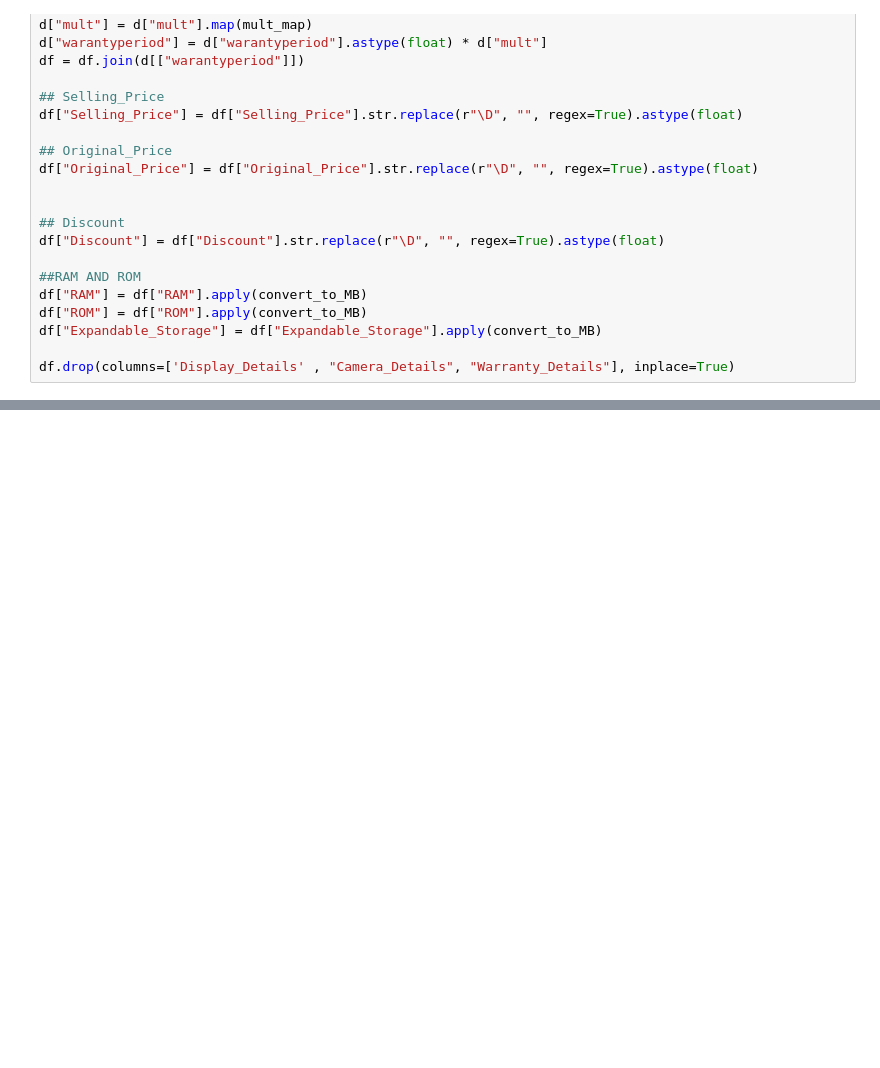
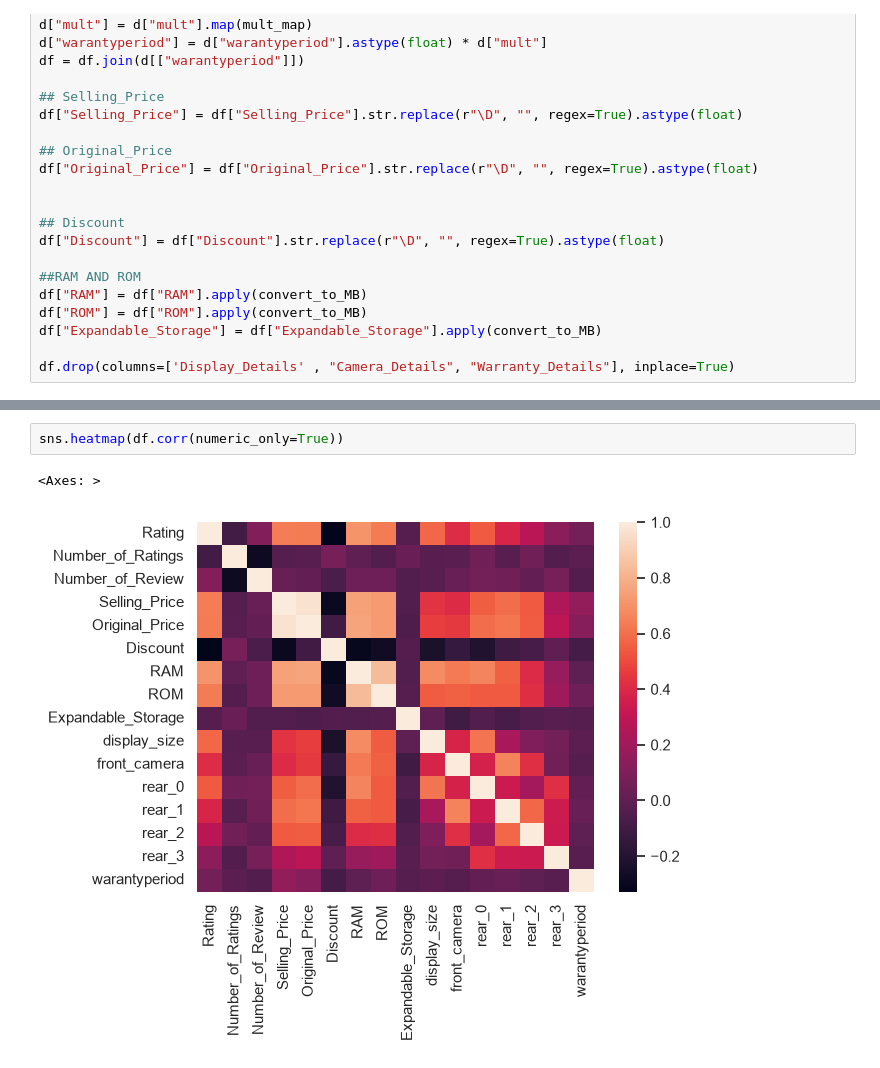
Before and after one commit to sangeeth-sadanand/ML_Projects, a Jupyter notebook: MobilePricePrediction/main.ipynb, the cells around one changed output, grey strips where cells are left out. Drawn from its saved outputs; the diff is of its cells as text; blank space fills up the shorter version.

```diff
--- a/MobilePricePrediction/main.ipynb
+++ b/MobilePricePrediction/main.ipynb
@@ -162,0 +483,5 @@ df
+# %%
+sns.heatmap(df.corr(numeric_only=True))
+# %% [output]
+<Axes: >
+[figure, added]
```
Also changed, not shown: parts of 17 cells of this notebook.
